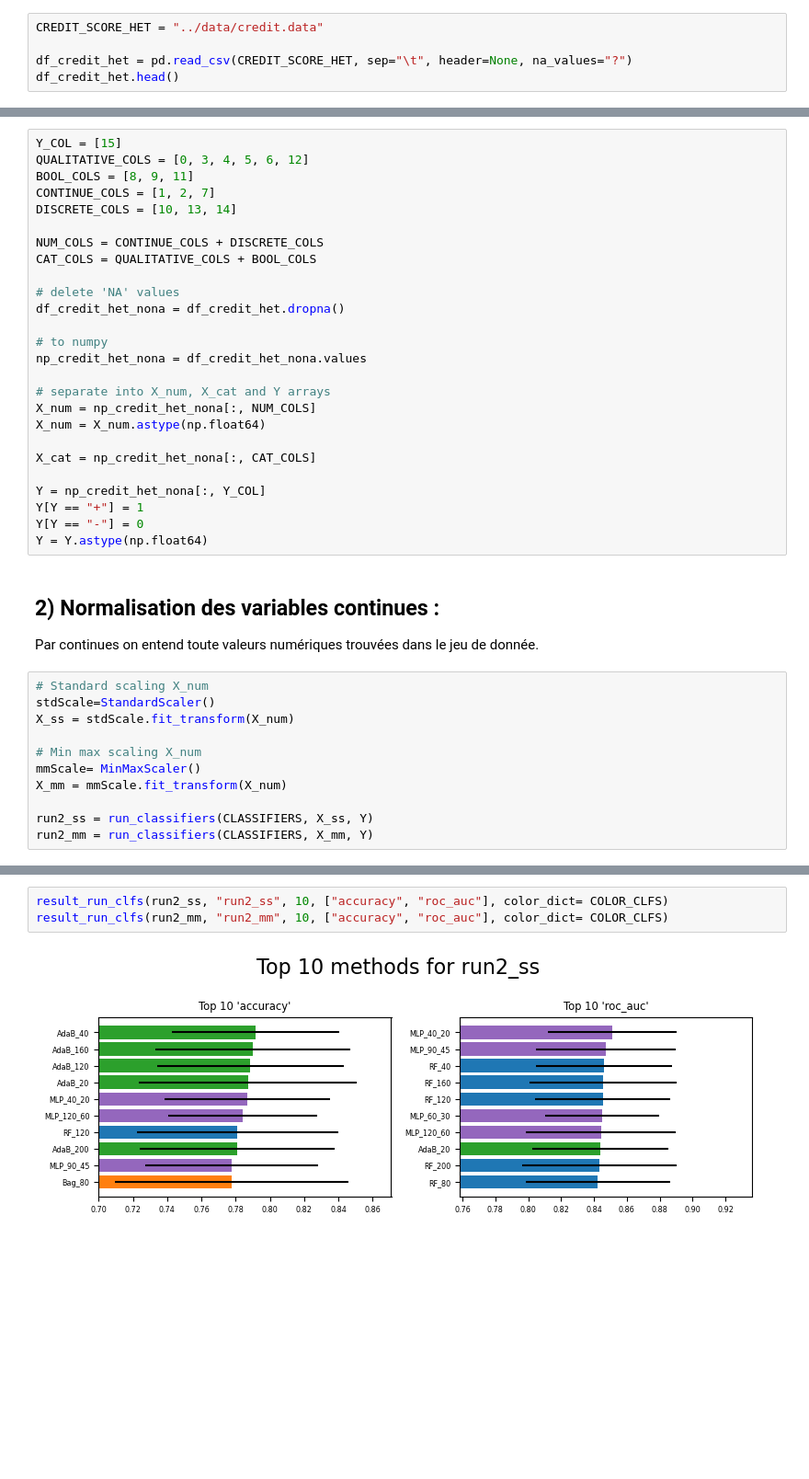
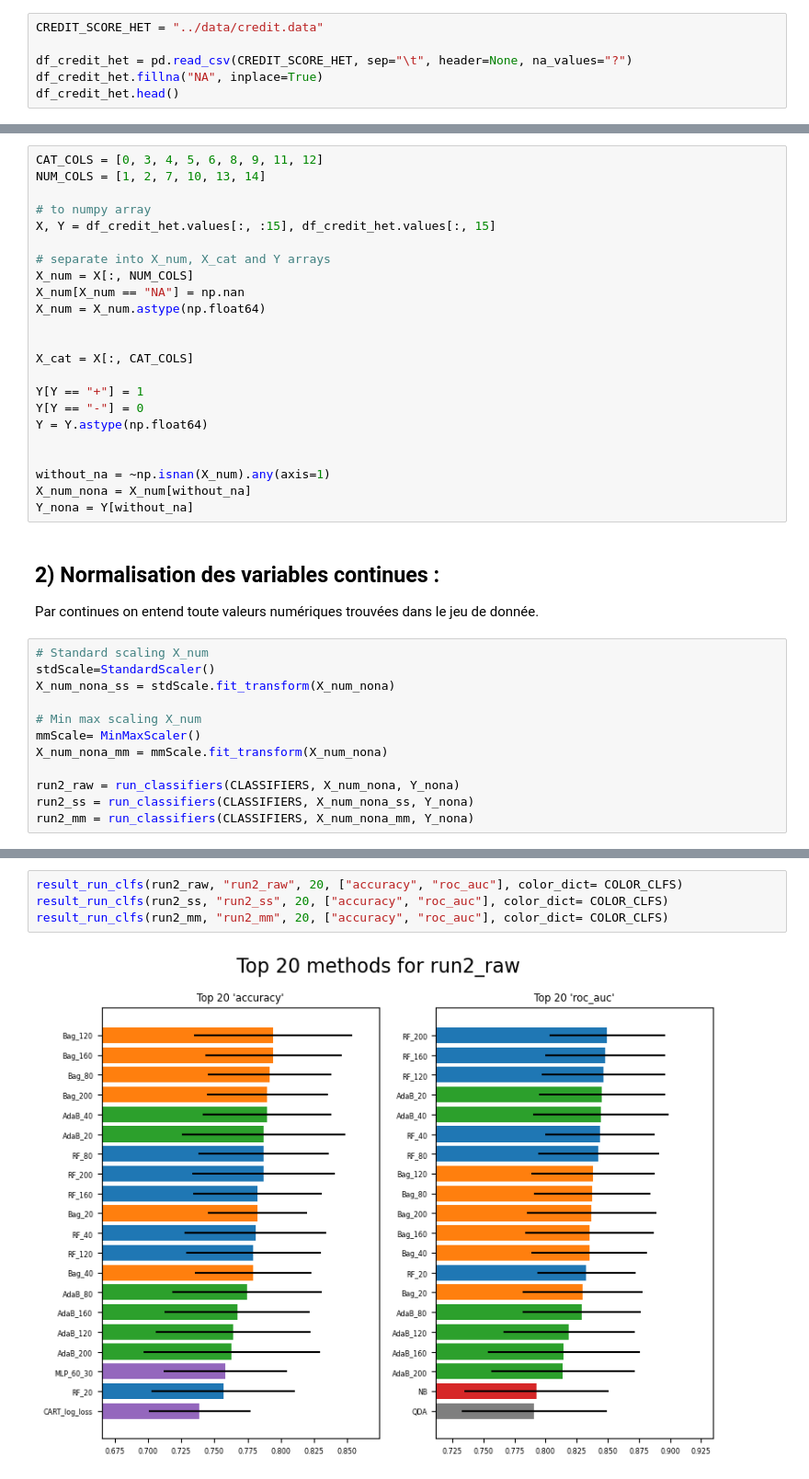
Before and after one commit to tyrosine-rex/tp_taa_apprentissage_supervisee, a Jupyter notebook: source/tp.ipynb, the cells around one changed output, grey strips where cells are left out. Shown: that part at 92% size. Saved outputs shown, nothing was run; the diff lists cells and outputs as text; blank space fills up the shorter version.

```diff
--- a/source/tp.ipynb
+++ b/source/tp.ipynb
@@ -667,6 +675,7 @@ result_run_clfs(run1, "run1", 10, ['accuracy', 'precision', 'roc_auc'], COLOR_CL
 CREDIT_SCORE_HET = "../data/credit.data"
 
 df_credit_het = pd.read_csv(CREDIT_SCORE_HET, sep="\t", header=None, na_values="?")
+df_credit_het.fillna("NA", inplace=True)
 df_credit_het.head()
 # %% [output]
 |  | 0 | 1 | 2 | 3 | 4 | 5 | 6 | 7 | 8 | 9 | 10 | ... |
@@ -747,29 +761,26 @@ La taille du jeu de donné fait 688 lignes pour 16 colonnes. Si l'on élimine le
 # %%
-Y_COL = [15]
-QUALITATIVE_COLS = [0, 3, 4, 5, 6, 12]
-BOOL_COLS = [8, 9, 11]
-CONTINUE_COLS = [1, 2, 7]
-DISCRETE_COLS = [10, 13, 14]
+CAT_COLS = [0, 3, 4, 5, 6, 8, 9, 11, 12]
+NUM_COLS = [1, 2, 7, 10, 13, 14]
 
-NUM_COLS = CONTINUE_COLS + DISCRETE_COLS
-CAT_COLS = QUALITATIVE_COLS + BOOL_COLS
-
-# delete 'NA' values
-df_credit_het_nona = df_credit_het.dropna()
-
-# to numpy
-np_credit_het_nona = df_credit_het_nona.values
+# to numpy array
+X, Y = df_credit_het.values[:, :15], df_credit_het.values[:, 15]
 
 # separate into X_num, X_cat and Y arrays
-X_num = np_credit_het_nona[:, NUM_COLS]
+X_num = X[:, NUM_COLS]
+X_num[X_num == "NA"] = np.nan
 X_num = X_num.astype(np.float64)
 
-X_cat = np_credit_het_nona[:, CAT_COLS]
 
-Y = np_credit_het_nona[:, Y_COL]
+X_cat = X[:, CAT_COLS]
+
 Y[Y == "+"] = 1
 Y[Y == "-"] = 0
 Y = Y.astype(np.float64)
+
+
+without_na = ~np.isnan(X_num).any(axis=1)
+X_num_nona = X_num[without_na]
+Y_nona = Y[without_na]
 # %% [markdown]
 ## 2) Normalisation des variables continues :
 
@@ -777,14 +788,15 @@ Par continues on entend toute valeurs numériques trouvées dans le jeu de donn
 # %%
 # Standard scaling X_num
 stdScale=StandardScaler()
-X_ss = stdScale.fit_transform(X_num)
+X_num_nona_ss = stdScale.fit_transform(X_num_nona)
 
 # Min max scaling X_num
 mmScale= MinMaxScaler()
-X_mm = mmScale.fit_transform(X_num)
+X_num_nona_mm = mmScale.fit_transform(X_num_nona)
 
-run2_ss = run_classifiers(CLASSIFIERS, X_ss, Y)
-run2_mm = run_classifiers(CLASSIFIERS, X_mm, Y)
+run2_raw = run_classifiers(CLASSIFIERS, X_num_nona, Y_nona)
+run2_ss = run_classifiers(CLASSIFIERS, X_num_nona_ss, Y_nona)
+run2_mm = run_classifiers(CLASSIFIERS, X_num_nona_mm, Y_nona)
 # %% [output]
 AdaB_200 is running! (34/34)
 AdaB_200 is running! (34/34)
@@ -791,5 +804,6 @@ AdaB_200 is running! (34/34)
 # %%
-result_run_clfs(run2_ss, "run2_ss", 10, ["accuracy", "roc_auc"], color_dict= COLOR_CLFS)
-result_run_clfs(run2_mm, "run2_mm", 10, ["accuracy", "roc_auc"], color_dict= COLOR_CLFS)
+result_run_clfs(run2_raw, "run2_raw", 20, ["accuracy", "roc_auc"], color_dict= COLOR_CLFS)
+result_run_clfs(run2_ss, "run2_ss", 20, ["accuracy", "roc_auc"], color_dict= COLOR_CLFS)
+result_run_clfs(run2_mm, "run2_mm", 20, ["accuracy", "roc_auc"], color_dict= COLOR_CLFS)
 # %% [output]
-[figure, old version]
+[figure, new version]
```
Also changed, not shown: parts of 17 cells of this notebook.
